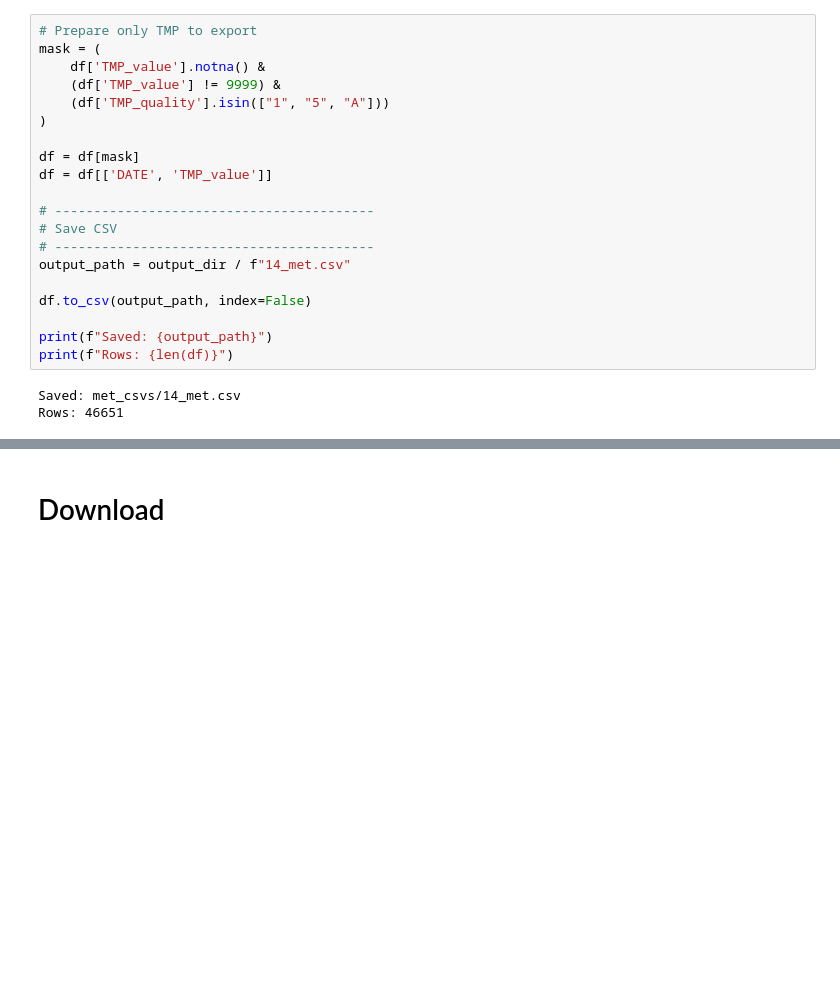
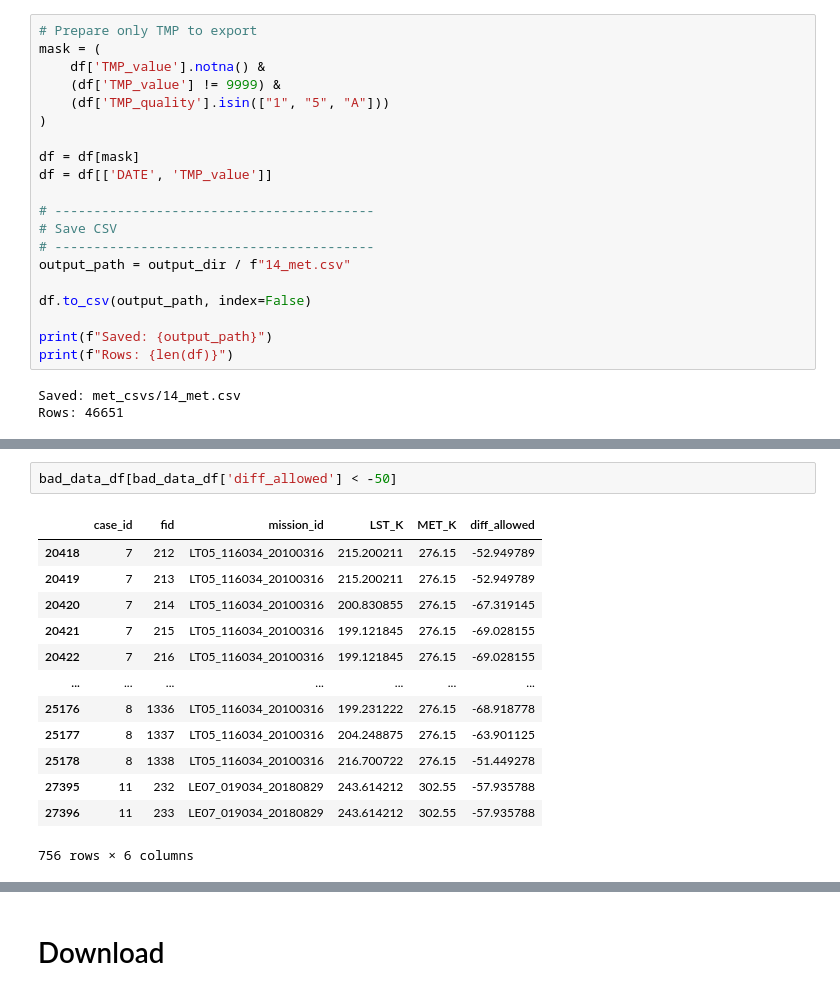
Before and after one commit to thomaslu678/Praxis-Lab-25-26, a Jupyter notebook: met/fetch_met_metadata.ipynb, the cells around one changed output, grey strips where cells are left out. Saved outputs shown, nothing was run; the diff lists cells and outputs as text; blank space fills up the shorter version.

```diff
--- a/met/fetch_met_metadata.ipynb
+++ b/met/fetch_met_metadata.ipynb
@@ -598,0 +821,16 @@ Rows: 46651
+# %%
+bad_data_df[bad_data_df['diff_allowed'] < -50]
+# %% [output]
+|  | case_id | fid | mission_id | LST_K | MET_K | diff_allowed |
+| 20418 | 7 | 212 | LT05_116034_20100316 | 215.200211 | 276.15 | -52.949789 |
+| 20419 | 7 | 213 | LT05_116034_20100316 | 215.200211 | 276.15 | -52.949789 |
+| 20420 | 7 | 214 | LT05_116034_20100316 | 200.830855 | 276.15 | -67.319145 |
+| 20421 | 7 | 215 | LT05_116034_20100316 | 199.121845 | 276.15 | -69.028155 |
+| 20422 | 7 | 216 | LT05_116034_20100316 | 199.121845 | 276.15 | -69.028155 |
+| ... | ... | ... | ... | ... | ... | ... |
+| 25176 | 8 | 1336 | LT05_116034_20100316 | 199.231222 | 276.15 | -68.918778 |
+| 25177 | 8 | 1337 | LT05_116034_20100316 | 204.248875 | 276.15 | -63.901125 |
+| 25178 | 8 | 1338 | LT05_116034_20100316 | 216.700722 | 276.15 | -51.449278 |
+| 27395 | 11 | 232 | LE07_019034_20180829 | 243.614212 | 302.55 | -57.935788 |
+| 27396 | 11 | 233 | LE07_019034_20180829 | 243.614212 | 302.55 | -57.935788 |
+756 rows × 6 columns
```
Also changed, not shown: parts of 9 cells of this notebook.
